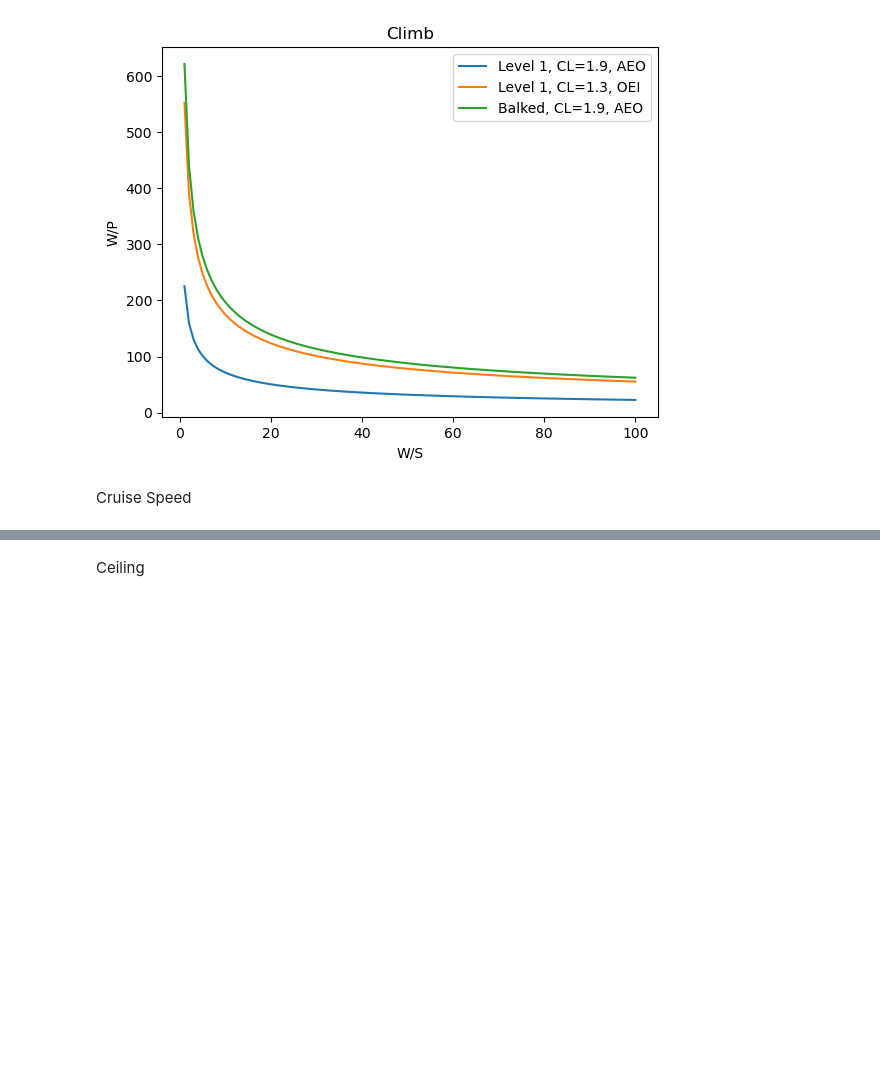
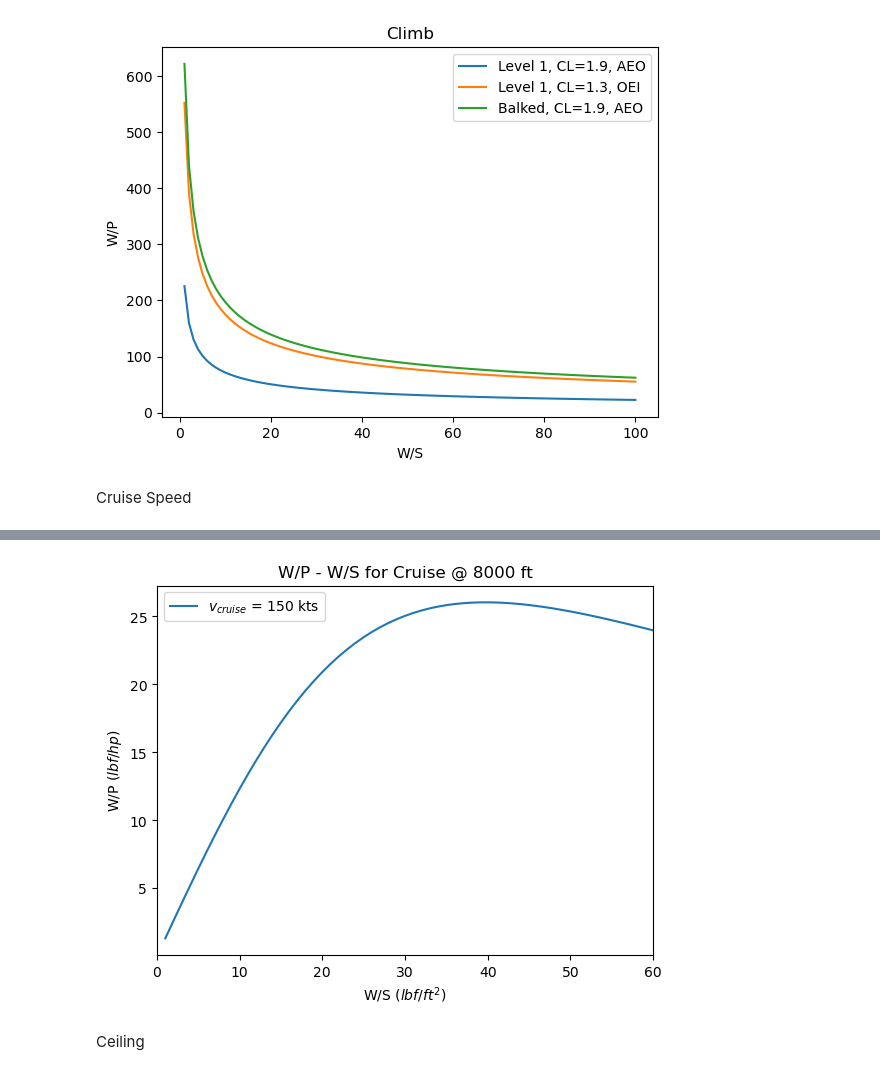
Before and after one commit to confuzionn/Demeters_Wings, a Jupyter notebook: Preliminary Sizing.ipynb, the cells around one changed output, grey strips where cells are left out. Saved outputs shown, nothing was run; the diff lists cells and outputs as text; code cells hidden in the pictures; blank space fills up the shorter version.

```diff
--- a/Preliminary Sizing.ipynb
+++ b/Preliminary Sizing.ipynb
@@ -142,8 +140,7 @@ def PW_vs_WS(
 
     return PW
 
-N = 100
-WS = np.linspace(0,N,N+1)
+WS = np.linspace(1, xlim, N)
 
 rho_5k = 20.48e-4 #slug/ft^3
 CD0 = 0.01849
@@ -220,3 +190,54 @@ plt.show()
+# %%
+def cruise_power_sizing(v_cruise, rho_cruise, eta_prop, CD0, k, xlim, N):
+    """
+    Compute the weight-to-power ratio (W/P) for cruise flight with a density-based power adjustment.
+
+    Parameters:
+    v_cruise: Cruise velocity in knots
+    rho_cruise: Air density at cruise altitude (slugs/ft³)
+    eta_prop: Propeller efficiency
+    CD0: Zero-lift drag coefficient
+    k: Induced drag constant (1 / (pi * e * AR))
+
+    Returns:
+    WP_cruise: Weight-to-power ratio (W/P) in lbf/hp
+    WS: Wing loading (W/S) in lbf/ft²
+    """
+
+    rho_SL = 23.77e-4  # Sea level air density (slugs/ft³)
+    WS = np.linspace(1, xlim, N)  # Wing loading values in lbf/ft²
+    v_cruise = 1.6878 * v_cruise  # Convert knots to ft/s
+    q_cruise = 0.5 * rho_cruise * v_cruise**2  # Dynamic pressure (psf)
+
+    # Compute power loading W/P
+    WP_cruise = 1 / (
+        ((q_cruise * v_cruise * (CD0 + (k * WS**2) / (q_cruise**2))) / (550 * eta_prop * WS))
+        * (rho_SL / rho_cruise) ** 0.75
+    )
+
+    return WP_cruise, WS
+
+# Use function
+WP_cruise, WS = cruise_power_sizing(v_cruise=150,
+                                rho_cruise=rho_cruise,
+                                eta_prop=0.8,
+                                CD0=CD0,
+                                k=k,
+                                xlim=xlim,
+                                N=N
+)
+
+# Plot
+plt.figure()
+plt.plot(WS,WP_cruise,label="$v_{cruise}$ = 150 kts")
+plt.xlabel('W/S $(lbf/ft^2)$')
+plt.ylabel('W/P $(lbf/hp)$')
+plt.title('W/P - W/S for Cruise @ 8000 ft')
+plt.xlim(0,60)
+plt.legend()
+plt.show()
+# %% [output]
+[figure, added]
 # %% [markdown]
 Ceiling
 # %%
```
Also changed, not shown: parts of 8 cells of this notebook.
